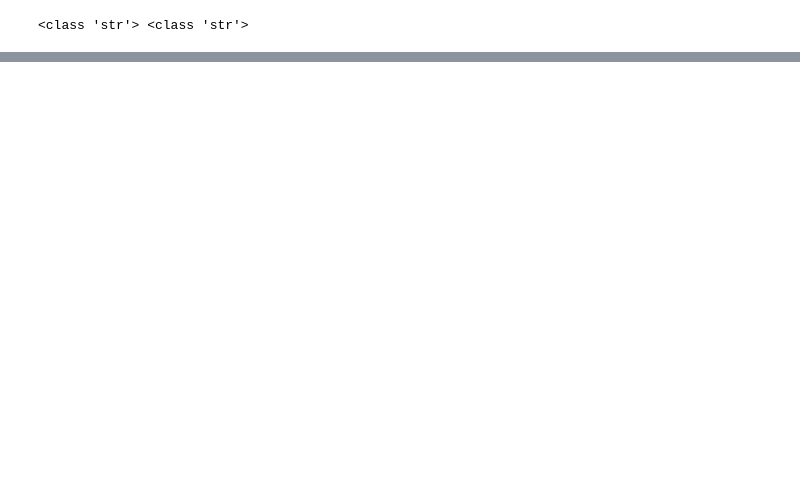
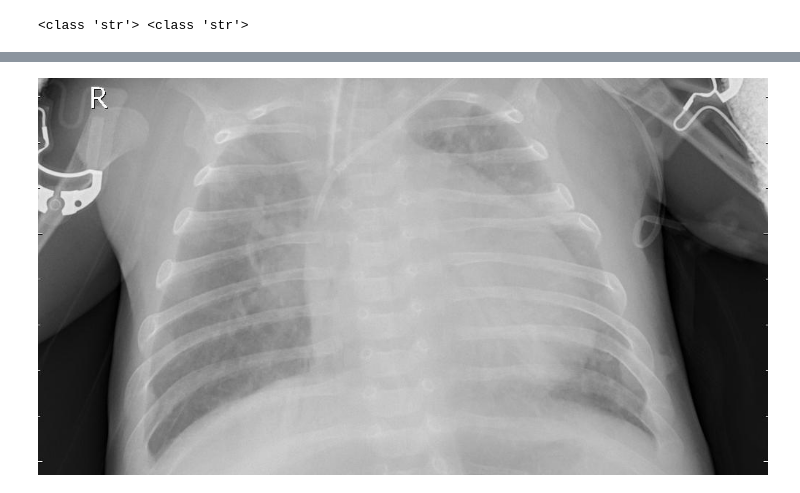
Before and after one commit to desire-del/xaipneumonia, a Jupyter notebook: experiments/test.ipynb, the cells around one changed output, grey strips where cells are left out. Drawn from its saved outputs; the diff is of its cells as text; code cells hidden in the pictures; blank space fills up the shorter version.

```diff
--- a/experiments/test.ipynb
+++ b/experiments/test.ipynb
@@ -65,0 +94,2 @@ Step preprocessing_step has started.
+# %%
+test_image_path = r"C:\Users\souss\Desktop\DE\xaipneumonia\data\chestxray\test\PNEUMONIA\person1_virus_7.jpeg"
@@ -65,0 +161,4 @@ Step preprocessing_step has started.
+# %%
+display(Image(filename=test_image_path))
+# %% [output]
+[figure, added]
```
Also changed, not shown: parts of 25 cells of this notebook, 17 other files.
